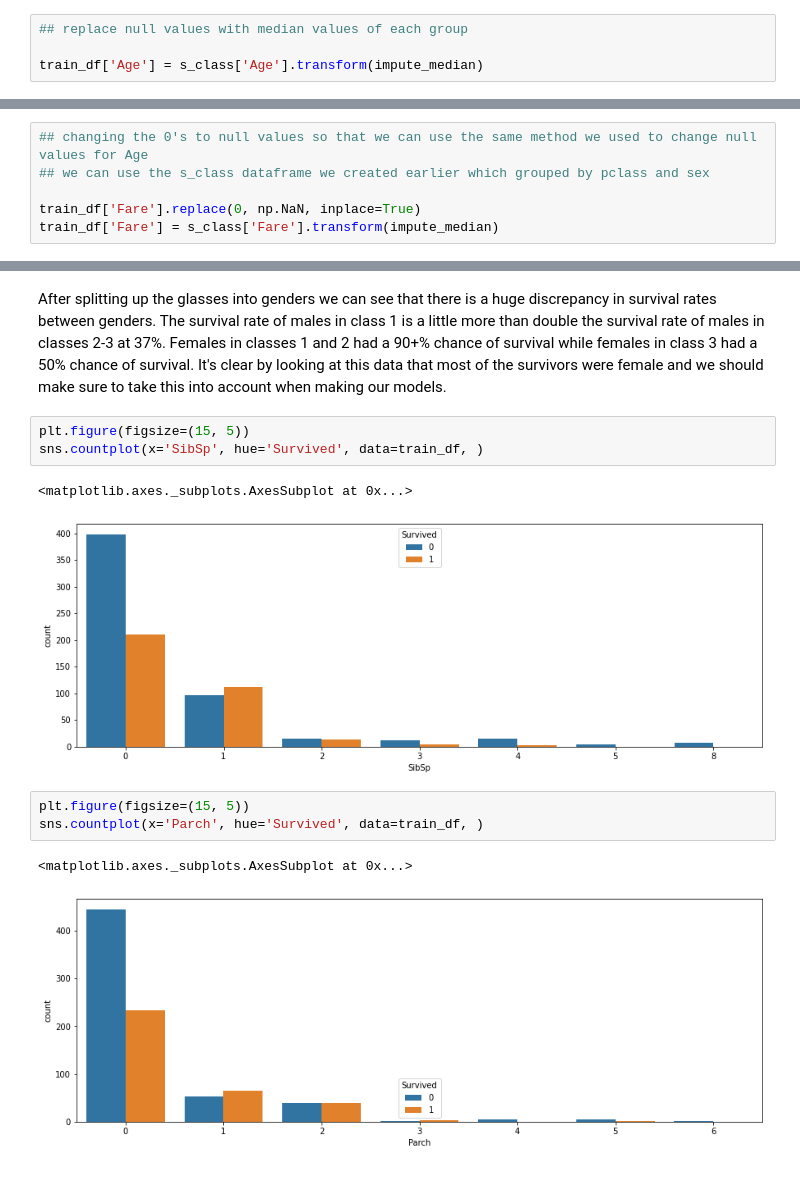
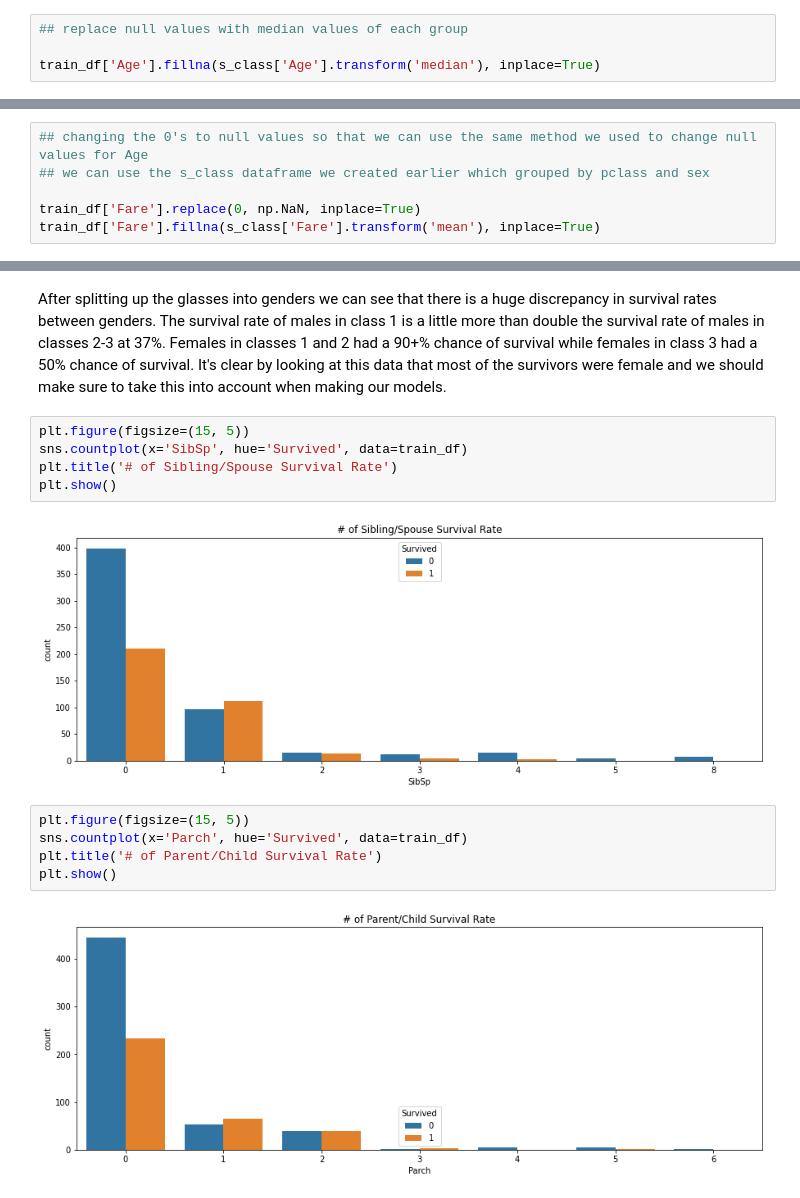
Before and after one commit to c-woo/Titanic-Kaggle, a Jupyter notebook: Titanic.ipynb, the cells around one changed output, grey strips where cells are left out. Cells and saved outputs as stored; diff of their text form.

Commit message:
cleaning data

```diff
--- a/Titanic.ipynb
+++ b/Titanic.ipynb
@@ -146,7 +141,7 @@ def impute_median(series):
 # %%
 ## replace null values with median values of each group
 
-train_df['Age'] = s_class['Age'].transform(impute_median)
+train_df['Age'].fillna(s_class['Age'].transform('median'), inplace=True)
 # %%
 train_df['Age'].isnull().sum()
 # %% [output]
@@ -345,7 +340,7 @@ Name: Fare, dtype: float64
 ## we can use the s_class dataframe we created earlier which grouped by pclass and sex
 
 train_df['Fare'].replace(0, np.NaN, inplace=True)
-train_df['Fare'] = s_class['Fare'].transform(impute_median)
+train_df['Fare'].fillna(s_class['Fare'].transform('mean'), inplace=True)
 # %%
 ## checking to see if the data was inputted correctly
 
@@ -437,13 +526,15 @@ Pclass 3 Female Survival Rate:  50.0 %
 After splitting up the glasses into genders we can see that there is a huge discrepancy in survival rates between genders. The survival rate of males in class 1 is a little more than double the survival rate of males in classes 2-3 at 37%. Females in classes 1 and 2 had a 90+% chance of survival while females in class 3 had a 50% chance of survival. It's clear by looking at this data that most of the survivors were female and we should make sure to take this into account when making our models.
 # %%
 plt.figure(figsize=(15, 5))
-sns.countplot(x='SibSp', hue='Survived', data=train_df, )
+sns.countplot(x='SibSp', hue='Survived', data=train_df)
+plt.title('# of Sibling/Spouse Survival Rate')
+plt.show()
 # %% [output]
-<matplotlib.axes._subplots.AxesSubplot at 0x...>
-[figure, old version]
+[figure, new version]
 # %%
 plt.figure(figsize=(15, 5))
-sns.countplot(x='Parch', hue='Survived', data=train_df, )
+sns.countplot(x='Parch', hue='Survived', data=train_df)
+plt.title('# of Parent/Child Survival Rate')
+plt.show()
 # %% [output]
-<matplotlib.axes._subplots.AxesSubplot at 0x...>
-[figure, old version]
+[figure, new version]
```
Also changed, not shown: parts of 18 cells of this notebook.
